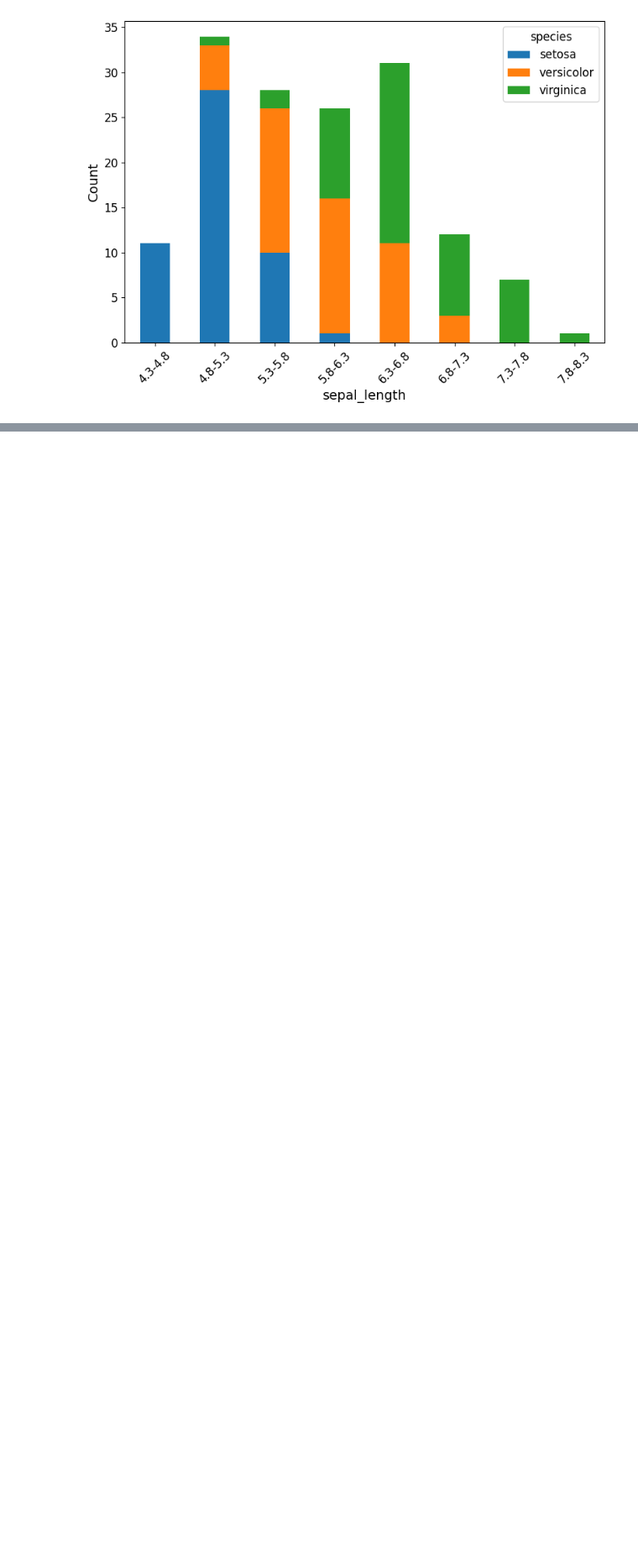
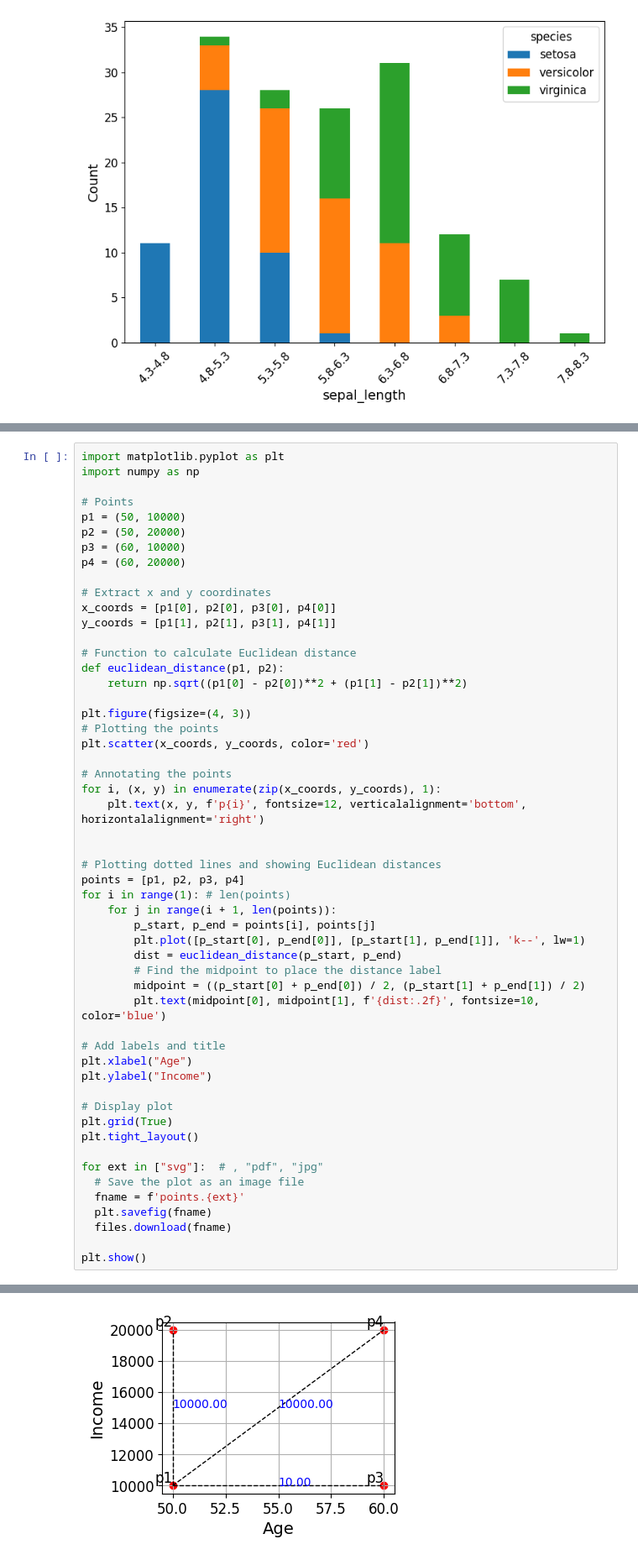
Before and after one commit to w4bo/teaching-handsondatapipelines, a Jupyter notebook: materials/14-Iris.solution.ipynb, the cells around one changed output, grey strips where cells are left out. Shown at 84% size. Drawn from its saved outputs; the diff is of its cells as text; blank space fills up the shorter version.

```diff
--- a/materials/14-Iris.solution.ipynb
+++ b/materials/14-Iris.solution.ipynb
@@ -722,0 +817,54 @@ for ext in ["svg", "pdf", "jpg"]:
+# %%
+import matplotlib.pyplot as plt
+import numpy as np
+
+# Points
+p1 = (50, 10000)
+p2 = (50, 20000)
+p3 = (60, 10000)
+p4 = (60, 20000)
+
+# Extract x and y coordinates
+x_coords = [p1[0], p2[0], p3[0], p4[0]]
+y_coords = [p1[1], p2[1], p3[1], p4[1]]
+
+# Function to calculate Euclidean distance
+def euclidean_distance(p1, p2):
+    return np.sqrt((p1[0] - p2[0])**2 + (p1[1] - p2[1])**2)
+
+plt.figure(figsize=(4, 3))
+# Plotting the points
+plt.scatter(x_coords, y_coords, color='red')
+
+# Annotating the points
+for i, (x, y) in enumerate(zip(x_coords, y_coords), 1):
+    plt.text(x, y, f'p{i}', fontsize=12, verticalalignment='bottom', horizontalalignment='right')
+
+
+# Plotting dotted lines and showing Euclidean distances
+points = [p1, p2, p3, p4]
+for i in range(1): # len(points)
+    for j in range(i + 1, len(points)):
+        p_start, p_end = points[i], points[j]
+        plt.plot([p_start[0], p_end[0]], [p_start[1], p_end[1]], 'k--', lw=1)
+        dist = euclidean_distance(p_start, p_end)
+        # Find the midpoint to place the distance label
+        midpoint = ((p_start[0] + p_end[0]) / 2, (p_start[1] + p_end[1]) / 2)
+        plt.text(midpoint[0], midpoint[1], f'{dist:.2f}', fontsize=10, color='blue')
+
+# Add labels and title
+plt.xlabel("Age")
+plt.ylabel("Income")
+
+# Display plot
+plt.grid(True)
+plt.tight_layout()
+
+for ext in ["svg"]:  # , "pdf", "jpg"
+  # Save the plot as an image file
+  fname = f'points.{ext}'
+  plt.savefig(fname)
+  files.download(fname)
+
+plt.show()
+# %% [output]
@@ -722,0 +873 @@ for ext in ["svg", "pdf", "jpg"]:
+[figure, added]
```
Also changed, not shown: parts of 15 cells of this notebook.
